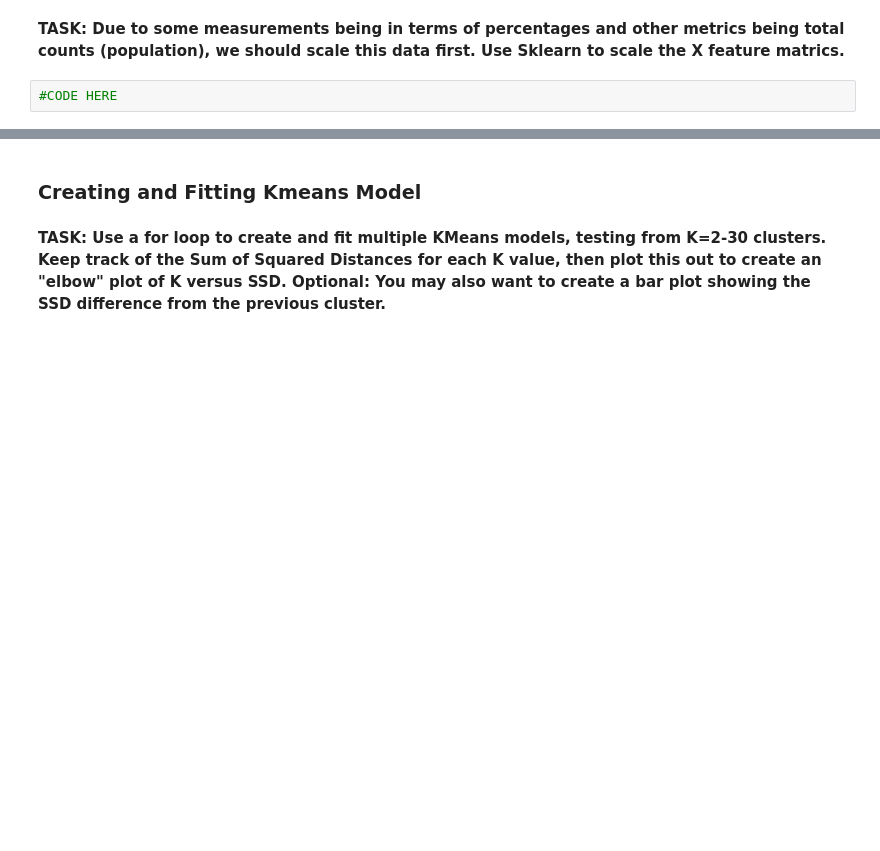
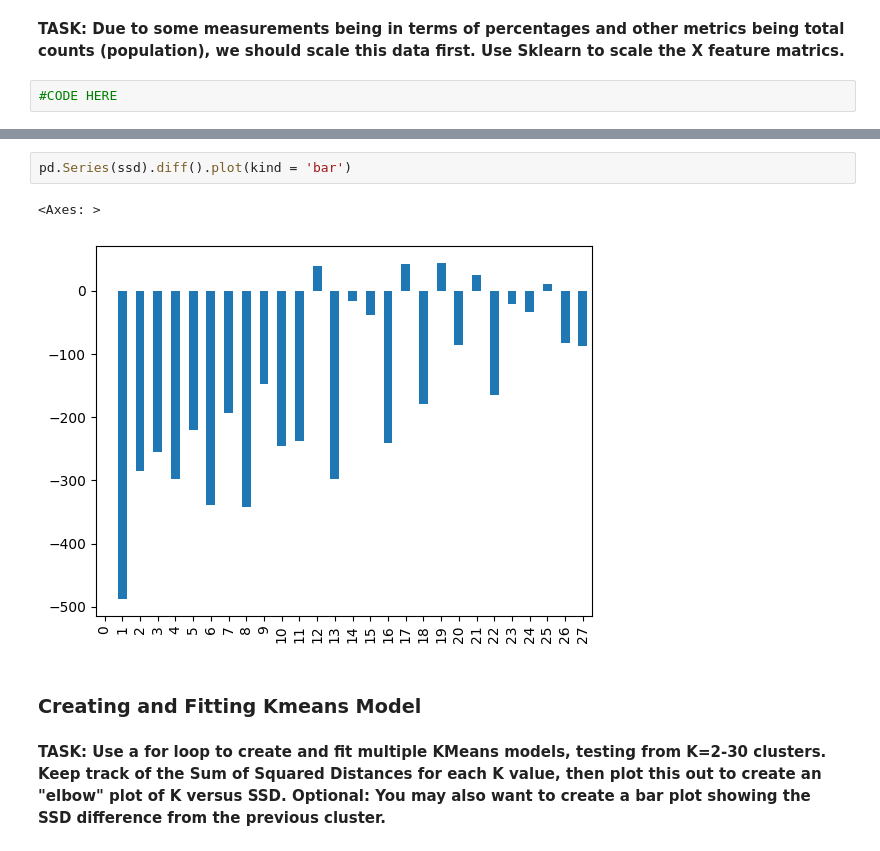
Before and after one commit to drago467/Python-for-Machine-Learning-Data-Science, a Jupyter notebook: 20-Kmeans-Clustering/02-Kmeans-Clustering-Project-Exercise.ipynb, the cells around one changed output, grey strips where cells are left out. Saved outputs shown, nothing was run; the diff lists cells and outputs as text; blank space fills up the shorter version.

```diff
--- a/20-Kmeans-Clustering/02-Kmeans-Clustering-Project-Exercise.ipynb
+++ b/20-Kmeans-Clustering/02-Kmeans-Clustering-Project-Exercise.ipynb
@@ -364,3 +378,8 @@ array([[ 0.0133285 ,  0.01855412, -0.20308668, ..., -0.31544015,
+# %%
+pd.Series(ssd).diff().plot(kind = 'bar')
+# %% [output]
+<Axes: >
+[figure, added]
 # %% [markdown]
 ### Creating and Fitting Kmeans Model
 # %% [markdown]
```
Also changed, not shown: parts of 44 cells of this notebook.
